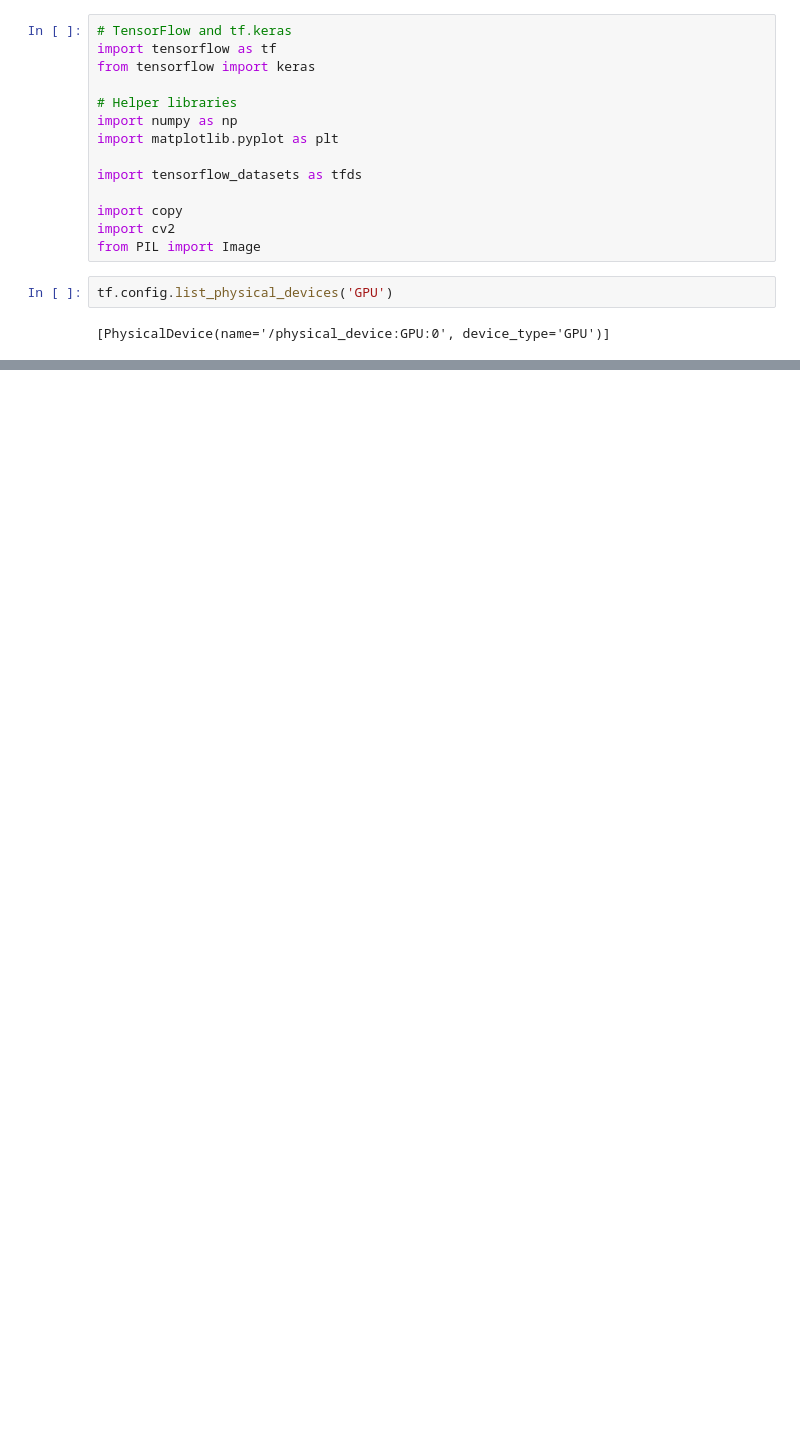
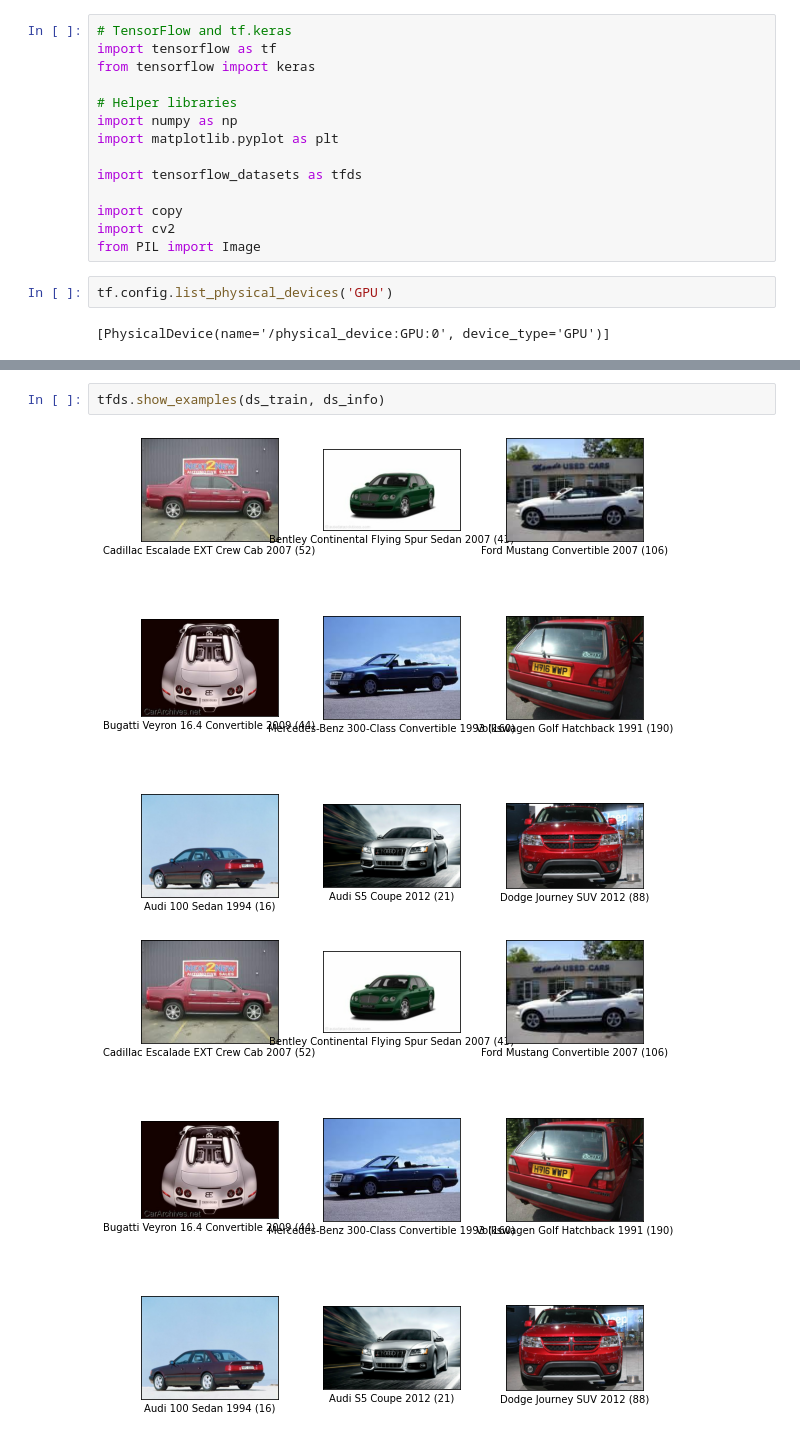
Before and after one commit to comcomet/first-repository, a Jupyter notebook: GD10/GD10.ipynb, the cells around one changed output, grey strips where cells are left out. Saved outputs shown, nothing was run; the diff lists cells and outputs as text; blank space fills up the shorter version.

```diff
--- a/GD10/GD10.ipynb
+++ b/GD10/GD10.ipynb
@@ -40,0 +29,5 @@ InternalError: CUDA runtime implicit initialization on GPU:0 failed. Status: out
+# %%
+tfds.show_examples(ds_train, ds_info)
+# %% [output]
+[figure, added]
+[figure, added]
```
Also changed, not shown: parts of 32 cells of this notebook, 1 other file.
